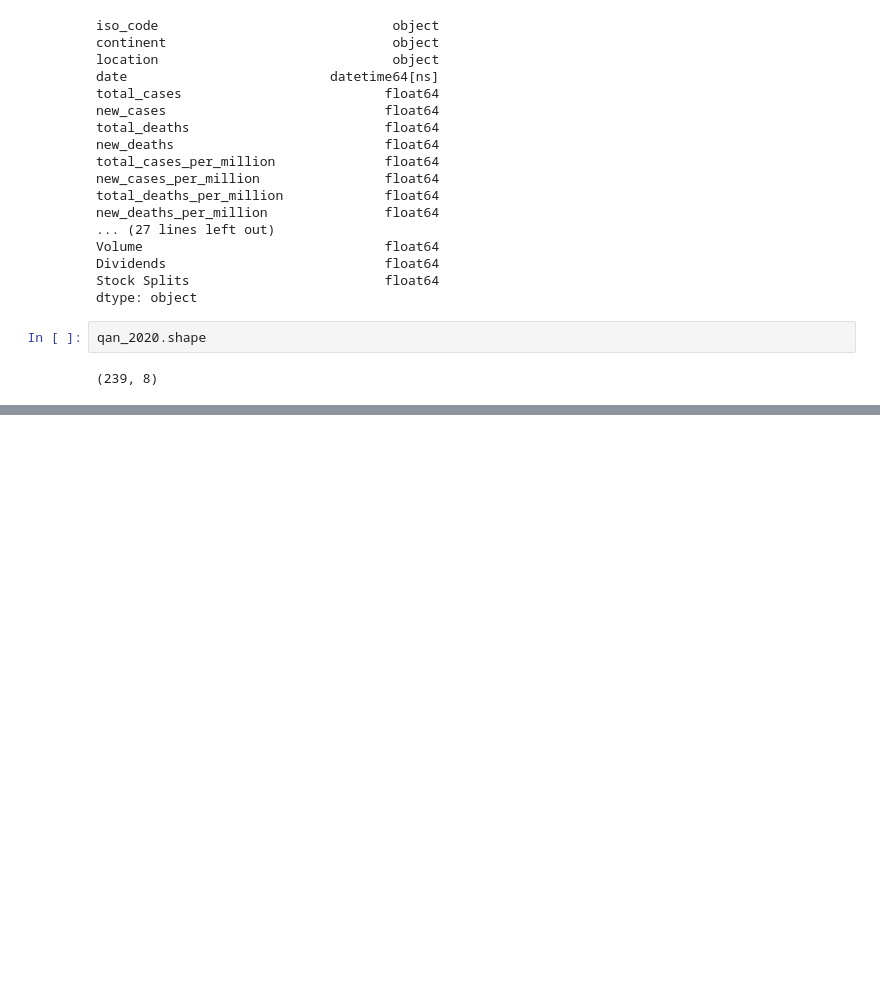
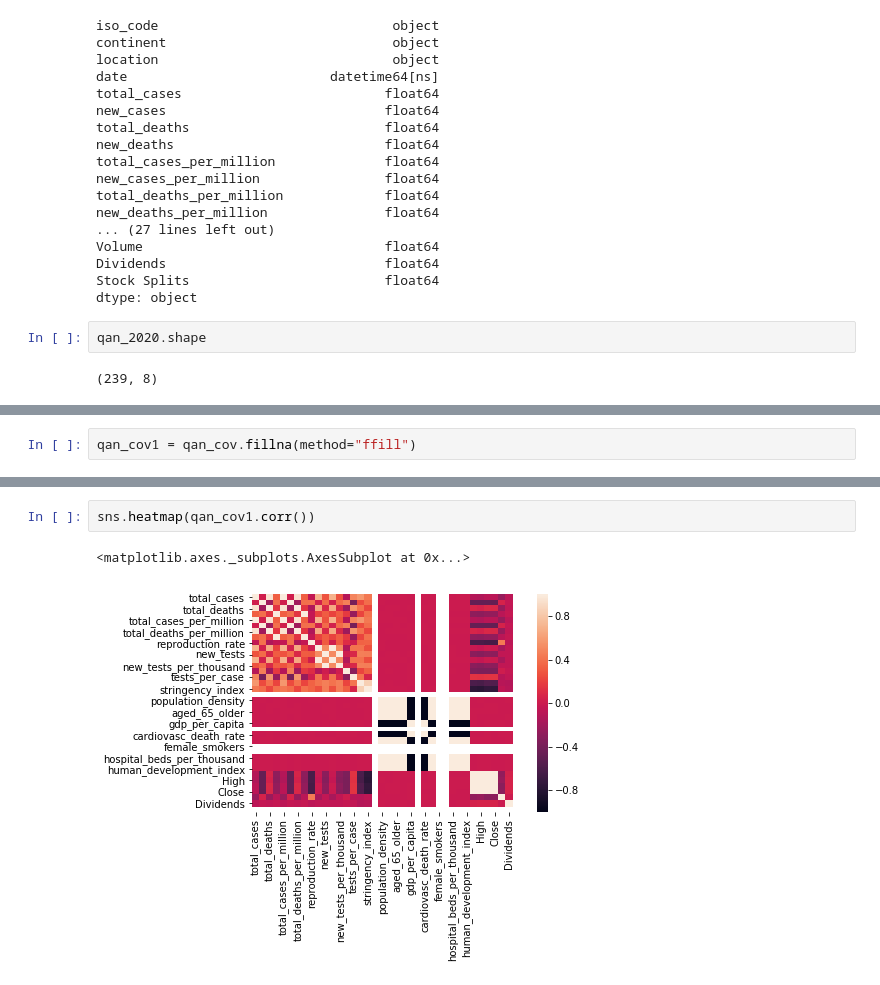
Before and after one commit to koktong-low/DataScience-Projects, a Jupyter notebook: Stocks/financial_statement.ipynb, the cells around one changed output, grey strips where cells are left out. Drawn from its saved outputs; the diff is of its cells as text; blank space fills up the shorter version.

```diff
--- a/Stocks/financial_statement.ipynb
+++ b/Stocks/financial_statement.ipynb
@@ -935,0 +951,2 @@ Timedelta('316 days 00:00:00')
+# %%
+qan_cov1 = qan_cov.fillna(method="ffill")
@@ -935,0 +969,5 @@ Timedelta('316 days 00:00:00')
+# %%
+sns.heatmap(qan_cov1.corr())
+# %% [output]
+<matplotlib.axes._subplots.AxesSubplot at 0x...>
+[figure, added]
```
Also changed, not shown: parts of 32 cells of this notebook.
